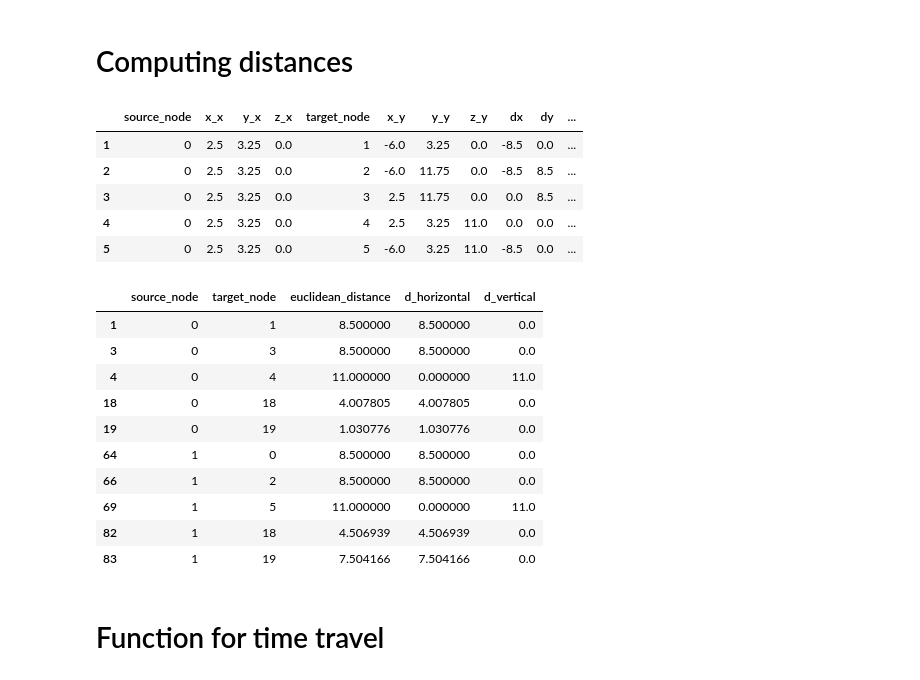
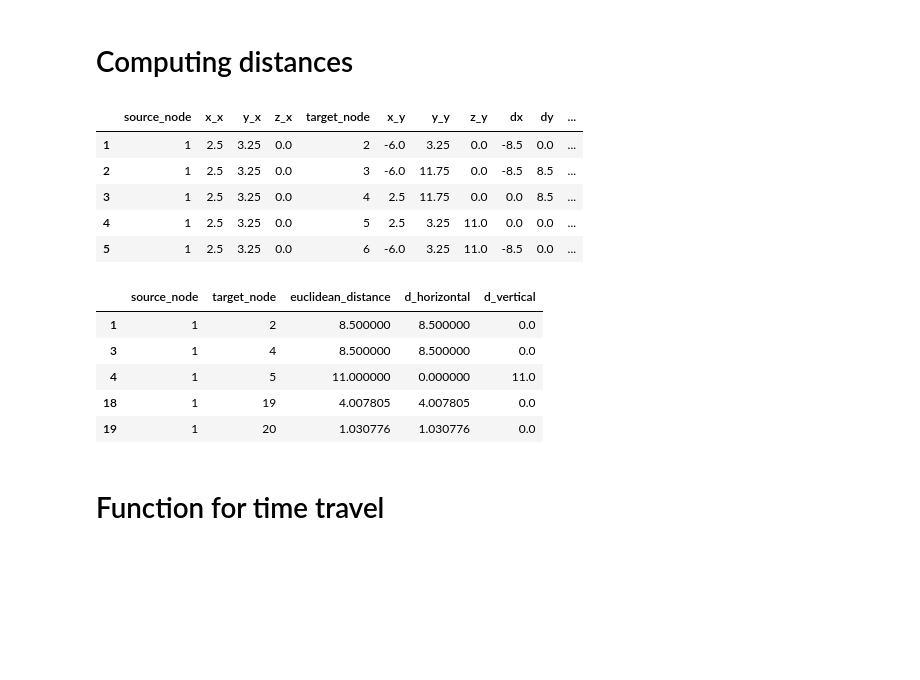
Before and after one commit to CompagnoniAndrea/drone-route-optimization, a Jupyter notebook: Big_project.ipynb, the cells around one changed output. Cells and saved outputs as stored; diff of their text form; code cells hidden in the pictures; blank space fills up the shorter version.

```diff
--- a/Big_project.ipynb
+++ b/Big_project.ipynb
@@ -26,6 +27,9 @@ BATTERY_TWO = 21600 # 6 Wh = 21600 J
 # %%
 #loading building csv data
 building = pd.read_csv(BUILDING_NAME)
+
+#setting node numbering from 1 to n
+building.index += 1
 
 #generating all possible pairs of points (edges)
 nodes_pairs = building.rename_axis('source_node').reset_index().merge(building.rename_axis('target_node').reset_index(), how='cross')
@@ -67,37 +71,32 @@ nodes_pairs = process_connections(nodes_pairs)
 nodes_pairs.head()
 # %% [output]
 |  | source_node | x_x | y_x | z_x | target_node | x_y | y_y | z_y | dx | dy | ... |
-| 1 | 0 | 2.5 | 3.25 | 0.0 | 1 | -6.0 | 3.25 | 0.0 | -8.5 | 0.0 | ... |
-| 2 | 0 | 2.5 | 3.25 | 0.0 | 2 | -6.0 | 11.75 | 0.0 | -8.5 | 8.5 | ... |
-| 3 | 0 | 2.5 | 3.25 | 0.0 | 3 | 2.5 | 11.75 | 0.0 | 0.0 | 8.5 | ... |
-| 4 | 0 | 2.5 | 3.25 | 0.0 | 4 | 2.5 | 3.25 | 11.0 | 0.0 | 0.0 | ... |
-| 5 | 0 | 2.5 | 3.25 | 0.0 | 5 | -6.0 | 3.25 | 11.0 | -8.5 | 0.0 | ... |
+| 1 | 1 | 2.5 | 3.25 | 0.0 | 2 | -6.0 | 3.25 | 0.0 | -8.5 | 0.0 | ... |
+| 2 | 1 | 2.5 | 3.25 | 0.0 | 3 | -6.0 | 11.75 | 0.0 | -8.5 | 8.5 | ... |
+| 3 | 1 | 2.5 | 3.25 | 0.0 | 4 | 2.5 | 11.75 | 0.0 | 0.0 | 8.5 | ... |
+| 4 | 1 | 2.5 | 3.25 | 0.0 | 5 | 2.5 | 3.25 | 11.0 | 0.0 | 0.0 | ... |
+| 5 | 1 | 2.5 | 3.25 | 0.0 | 6 | -6.0 | 3.25 | 11.0 | -8.5 | 0.0 | ... |
 # %%
 #computing vertical distances on z and distances on horizontal plane x,y
 nodes_pairs["d_horizontal"] = np.sqrt(nodes_pairs['dx']**2 + nodes_pairs['dy']**2)
 nodes_pairs["d_vertical"] = nodes_pairs['dz']
 
 #dropping columns that are not useful anymore
 nodes_pairs.drop(columns=['dx','dy','dz'], inplace=True)
 nodes_pairs.drop(columns=['x_x','y_x','z_x','x_y','y_y','z_y'], inplace=True)
 
 #keeping only connected pairs
 nodes_pairs = nodes_pairs[nodes_pairs['are_connected']==True]
 nodes_pairs.drop(columns=['are_connected'], inplace=True)
 
-nodes_pairs.head(10)
+nodes_pairs.head(5)
 # %% [output]
 |  | source_node | target_node | euclidean_distance | d_horizontal | d_vertical |
-| 1 | 0 | 1 | 8.500000 | 8.500000 | 0.0 |
-| 3 | 0 | 3 | 8.500000 | 8.500000 | 0.0 |
-| 4 | 0 | 4 | 11.000000 | 0.000000 | 11.0 |
-| 18 | 0 | 18 | 4.007805 | 4.007805 | 0.0 |
-| 19 | 0 | 19 | 1.030776 | 1.030776 | 0.0 |
-| 64 | 1 | 0 | 8.500000 | 8.500000 | 0.0 |
-| 66 | 1 | 2 | 8.500000 | 8.500000 | 0.0 |
-| 69 | 1 | 5 | 11.000000 | 0.000000 | 11.0 |
-| 82 | 1 | 18 | 4.506939 | 4.506939 | 0.0 |
-| 83 | 1 | 19 | 7.504166 | 7.504166 | 0.0 |
+| 1 | 1 | 2 | 8.500000 | 8.500000 | 0.0 |
+| 3 | 1 | 4 | 8.500000 | 8.500000 | 0.0 |
+| 4 | 1 | 5 | 11.000000 | 0.000000 | 11.0 |
+| 18 | 1 | 19 | 4.007805 | 4.007805 | 0.0 |
+| 19 | 1 | 20 | 1.030776 | 1.030776 | 0.0 |
 # %% [markdown]
 # Function for time travel
 # %%
```
Also changed, not shown: parts of 6 cells of this notebook.
